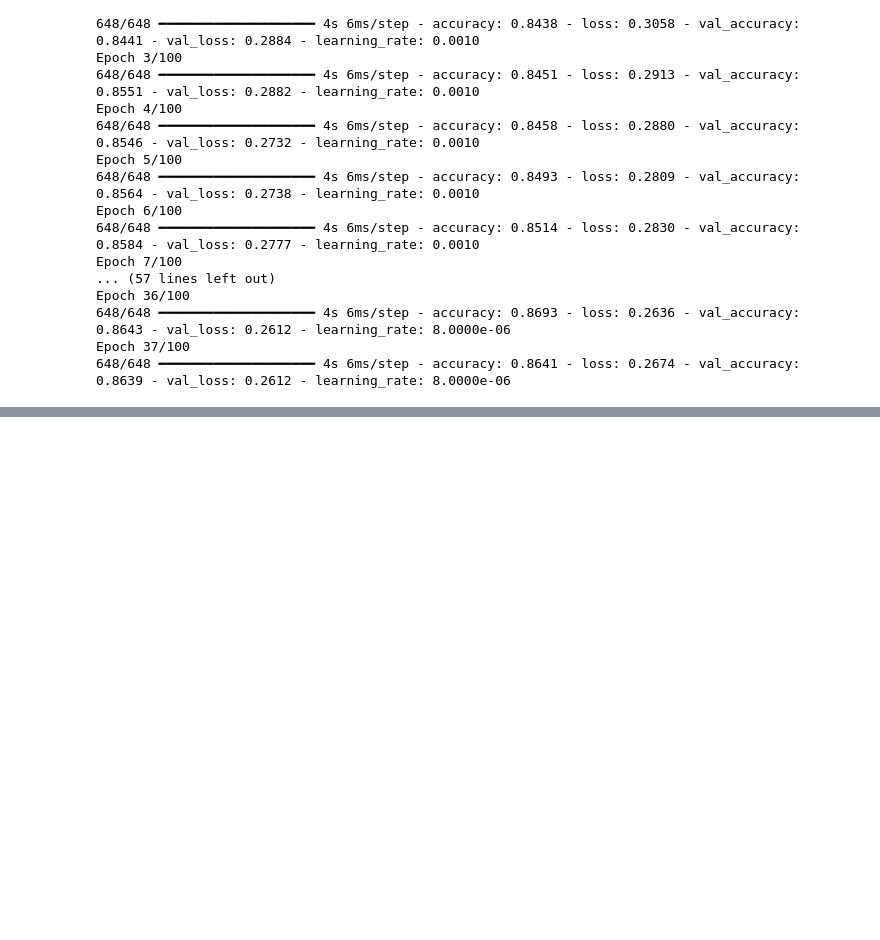
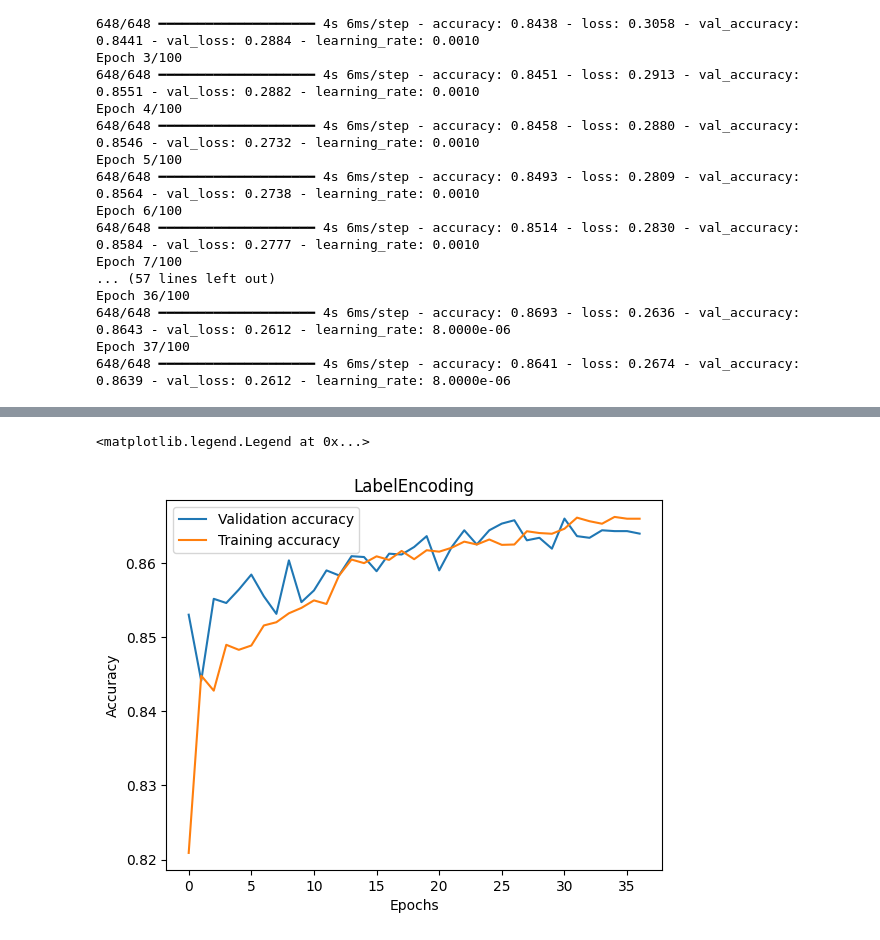
Before and after one commit to akshatsinha2027/Customer-360, a Jupyter notebook: E-Commerce.ipynb, the cells around one changed output, grey strips where cells are left out. Saved outputs shown, nothing was run; the diff lists cells and outputs as text; code cells hidden in the pictures; blank space fills up the shorter version.

```diff
--- a/E-Commerce.ipynb
+++ b/E-Commerce.ipynb
@@ -486,0 +508,10 @@ Epoch 37/100
+# %%
+plt.plot(ANN_train2.history['val_accuracy'],label='Validation accuracy')
+plt.plot(ANN_train2.history['accuracy'],label='Training accuracy')
+plt.xlabel('Epochs')
+plt.ylabel('Accuracy')
+plt.title('LabelEncoding')
+plt.legend()
+# %% [output]
+<matplotlib.legend.Legend at 0x...>
+[figure, added]
```
Also changed, not shown: parts of 4 cells of this notebook.
